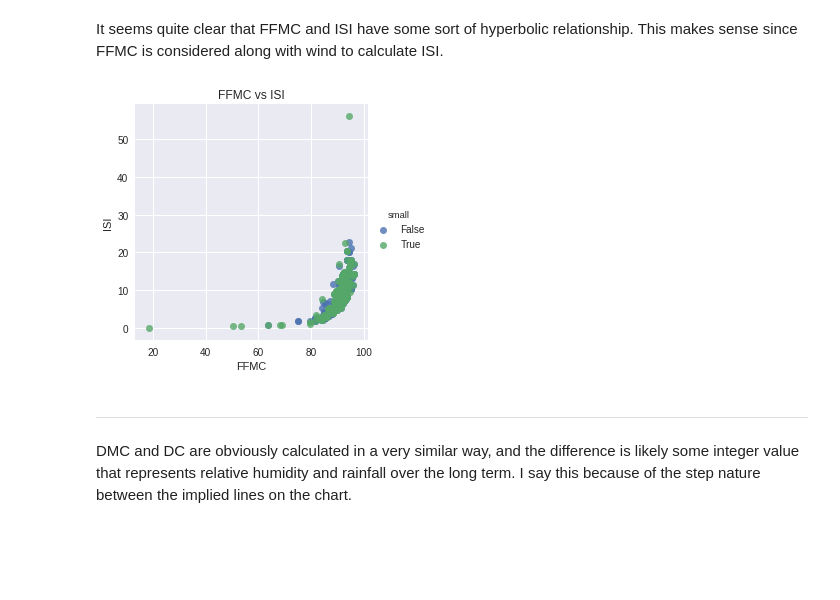
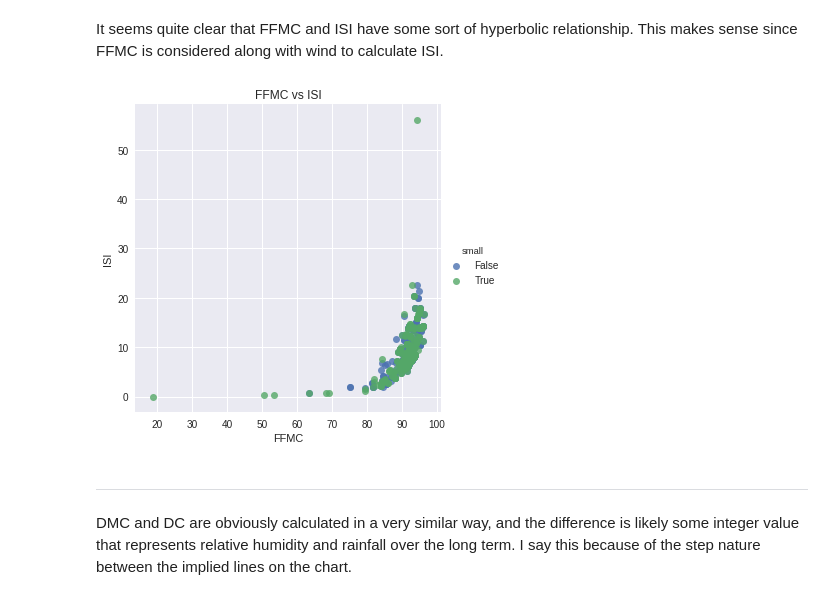
Before and after one commit to davidjwatts/portuguese_fires, a Jupyter notebook: Data_Story.ipynb, the cells around one changed output. Cells and saved outputs as stored; diff of their text form; code cells hidden in the pictures; blank space fills up the shorter version.

```diff
--- a/Data_Story.ipynb
+++ b/Data_Story.ipynb
@@ -97,11 +97,11 @@ ___
 # %% [markdown]
 It seems quite clear that FFMC and ISI have some sort of hyperbolic relationship. This makes sense since FFMC is considered along with wind to calculate ISI.
 # %%
-sns.lmplot(data=fires, x='FFMC', y='ISI', fit_reg=False, size=4, hue='small')
+sns.lmplot(data=fires, x='FFMC', y='ISI', fit_reg=False, size=5, hue='small')
 plt.title("FFMC vs ISI")
 plt.show()
 # %% [output]
-[figure, old version]
+[figure, new version]
 # %% [markdown]
 ___
 DMC and DC are obviously calculated in a very similar way, and the difference is likely some integer value that represents relative humidity and rainfall over the long term. I say this because of the step nature between the implied lines on the chart.
```
Also changed, not shown: parts of 2 cells of this notebook.
